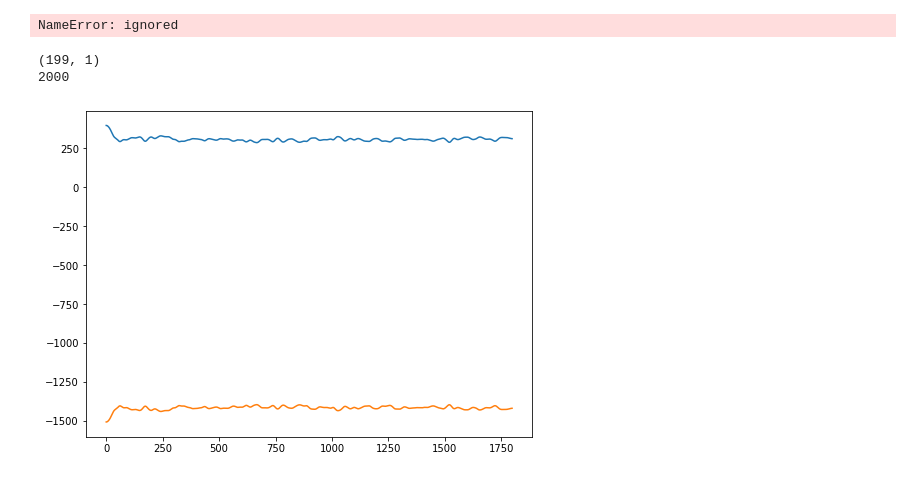
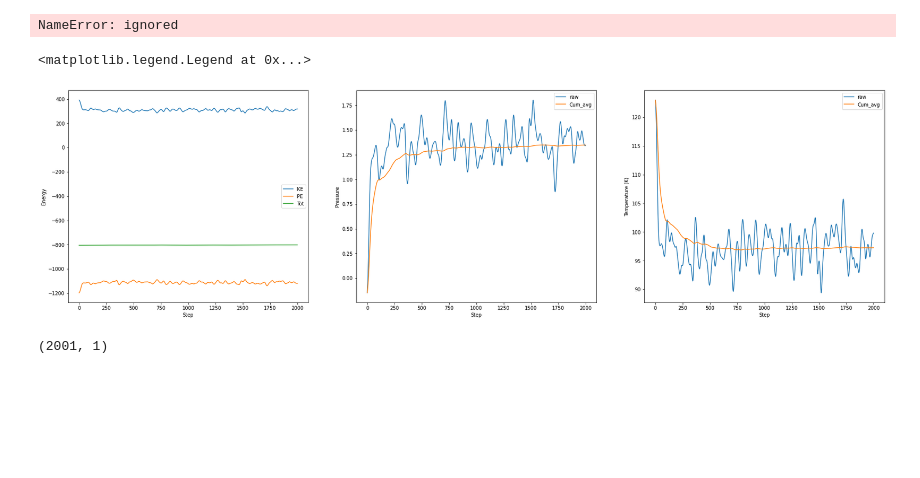
Before and after one commit to kianpu34593/MiniDragon, a Jupyter notebook: src/12_1_ProjectCode.ipynb, the cells around one changed output. Saved outputs shown, nothing was run; the diff lists cells and outputs as text; code cells hidden in the pictures; blank space fills up the shorter version.

```diff
--- a/src/12_1_ProjectCode.ipynb
+++ b/src/12_1_ProjectCode.ipynb
@@ -466,14 +452,40 @@ NameError: ignored
 
 ##IF WE HAVE A LOT OF TIME
 #modify algorithm not to look at diagonal regions
-# %%
-
-print(KE_m_ls[ind,1:200,:].shape)
-plt.plot(KE_m_ls[ind,1:1800,:])
-plt.plot(PE_m_ls[ind,1:1800,:])
-plt.plot()
-print(stop_step)
-# %% [output]
-(199, 1)
-2000
-[figure, removed]
+# %%
+def cum_avg(arr=1):
+    cum_sum = np.cumsum(arr, axis=0)
+    for i in range(cum_sum.shape[0]):
+        if i == 0:
+            continue
+        cum_sum[i] =  cum_sum[i] / (i + 1)
+    return cum_sum
+# %%
+fig, ax = plt.subplots(nrows=1,ncols=3,figsize=(30,8))
+ax[0].plot(KE_m_ls,label='KE')
+ax[0].plot(PE_m_ls,label='PE')
+ax[0].plot(PE_m_ls+KE_m_ls,label='Tot')
+ax[0].set_xlabel('Step')
+ax[0].set_ylabel('Energy')
+ax[0].legend()
+ax[1].plot(P_insta_m_ls[1:],label='raw')
+ax[1].plot(cum_avg(P_insta_m_ls[1:]),label='Cum_avg')
+ax[1].set_xlabel('Step')
+ax[1].set_ylabel('Pressure')
+ax[1].legend()
+ax[2].plot(T_insta_m_ls, label='raw')
+ax[2].plot(cum_avg(T_insta_m_ls),label='Cum_avg')
+ax[2].set_xlabel('Step')
+ax[2].set_ylabel('Temperature (K)')
+ax[2].legend()
+# plt.plot(KE_m_ls[ind,1:1800,:])
+# plt.plot(PE_m_ls[ind,1:1800,:])
+# plt.plot()
+# print(stop_step)
+# %% [output]
+<matplotlib.legend.Legend at 0x...>
+[figure, added]
+# %%
+KE_m_ls[1,:,:].shape
+# %% [output]
+(2001, 1)
```
Also changed, not shown: parts of 3 cells of this notebook.
